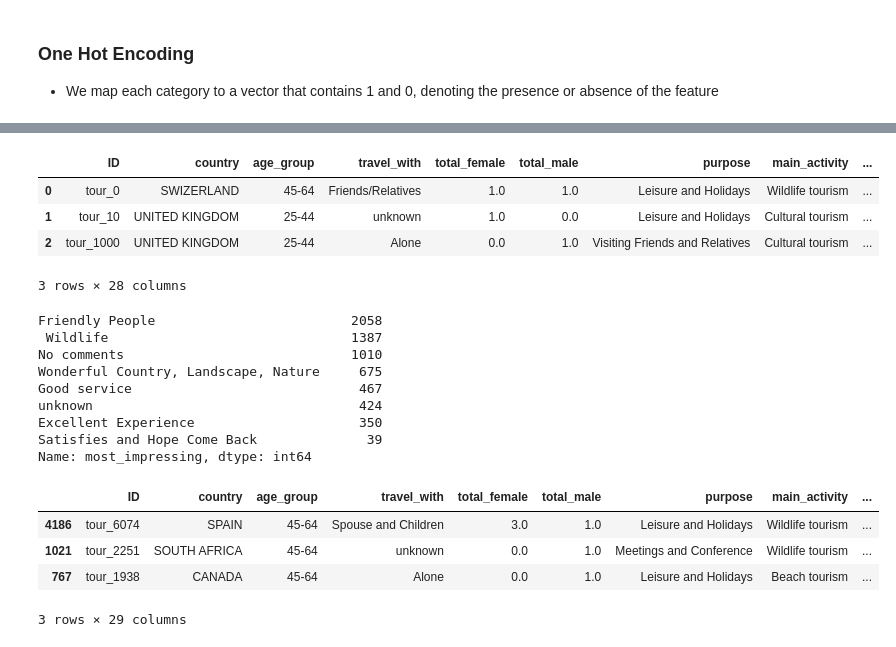
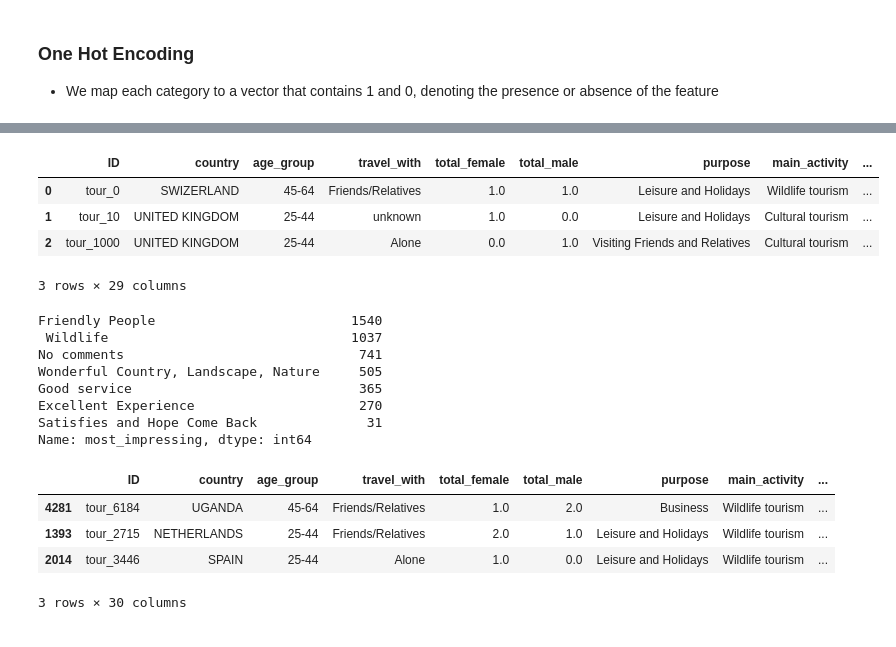
Before and after one commit to phelly/publicAPIs, a Jupyter notebook: Tourist Prediction Expenditure while in TZ .ipynb, the cells around one changed output, grey strips where cells are left out. Cells and saved outputs as stored; diff of their text form; code cells hidden in the pictures.

```diff
--- a/Tourist Prediction Expenditure while in TZ .ipynb
+++ b/Tourist Prediction Expenditure while in TZ .ipynb
@@ -335,7 +349,7 @@ total_data_df1.head(2)
 # %%
-travel_fe = total_data_df1.groupby('travel_with').size()/len(total_data_df1)
-total_data_df1.loc[:,'travel_with_fe'] = total_data_df1['travel_with'].map(travel_fe)
-total_data_df1.head(2)
+travel_fe = train_df1.groupby('travel_with').size()/len(train_df1)
+train_df1.loc[:,'travel_with_fe'] = train_df1['travel_with'].map(travel_fe)
+train_df1.head(2)
 # %% [output]
 |  | ID | country | age_group | travel_with | total_female | total_male | purpose | main_activity | ... |
 | 0 | tour_0 | SWIZERLAND | 45-64 | Friends/Relatives | 1.0 | 1.0 | Leisure and Holidays | Wildlife tourism | ... |
@@ -353,8 +367,8 @@ total_data_df1.head(2)
 # train_df2 = pd.concat([train_df, OneHot_df], axis = 1)
 # train_df2
 # %%
-total_data_df1 = pd.get_dummies(total_data_df1, prefix = ["first_trip"], columns = ['first_trip_tz'])
-total_data_df1.head(3)
+train_df1 = pd.get_dummies(train_df1, prefix = ["first_trip"], columns = ['first_trip_tz'])
+train_df1.head(3)
 # %% [output]
 |  | ID | country | age_group | travel_with | total_female | total_male | purpose | main_activity | ... |
 | 0 | tour_0 | SWIZERLAND | 45-64 | Friends/Relatives | 1.0 | 1.0 | Leisure and Holidays | Wildlife tourism | ... |
@@ -364,7 +378,7 @@ total_data_df1.head(3)
 # %%
 ## lets go back to frequency
-purpose_fe = total_data_df1.groupby('purpose').size()/len(total_data_df1)
-total_data_df1.loc[:,'purpose_fee'] = total_data_df1['purpose'].map(purpose_fe)
-total_data_df1.sample(5)
+purpose_fe = train_df1.groupby('purpose').size()/len(train_df1)
+train_df1.loc[:,'purpose_fee'] = train_df1['purpose'].map(purpose_fe)
+train_df1.sample(5)
 # %% [output]
 |  | ID | country | age_group | travel_with | total_female | total_male | purpose | main_activity | ... |
@@ -377,25 +391,24 @@ total_data_df1.sample(5)
 # %%
-info_fe =total_data_df1.groupby('info_source').size()/len(total_data_df1)
-total_data_df1.loc[:,'info_sorce_fe'] = total_data_df1['info_source'].map(info_fe)
-total_data_df1.head(3)
+info_fe =train_df1.groupby('info_source').size()/len(train_df1)
+train_df1.loc[:,'info_sorce_fe'] = train_df1['info_source'].map(info_fe)
+train_df1.head(3)
 # %% [output]
 |  | ID | country | age_group | travel_with | total_female | total_male | purpose | main_activity | ... |
 | 0 | tour_0 | SWIZERLAND | 45-64 | Friends/Relatives | 1.0 | 1.0 | Leisure and Holidays | Wildlife tourism | ... |
 | 1 | tour_10 | UNITED KINGDOM | 25-44 | unknown | 1.0 | 0.0 | Leisure and Holidays | Cultural tourism | ... |
 | 2 | tour_1000 | UNITED KINGDOM | 25-44 | Alone | 0.0 | 1.0 | Visiting Friends and Relatives | Cultural tourism | ... |
-3 rows × 28 columns
+3 rows × 29 columns
 # %%
-most_impressing_count = total_data_df1['most_impressing'].value_counts()
+most_impressing_count = train_df1['most_impressing'].value_counts()
 most_impressing_count
 # %% [output]
-Friendly People                         2058
- Wildlife                               1387
-No comments                             1010
-Wonderful Country, Landscape, Nature     675
-Good service                             467
-unknown                                  424
-Excellent Experience                     350
-Satisfies and Hope Come Back              39
+Friendly People                         1540
+ Wildlife                               1037
+No comments                              741
+Wonderful Country, Landscape, Nature     505
+Good service                             365
+Excellent Experience                     270
+Satisfies and Hope Come Back              31
 Name: most_impressing, dtype: int64
 # %%
 # def frequency_encoding(column_data, data_df):
@@ -404,13 +417,13 @@ Name: most_impressing, dtype: int64
 
 #     return data_df
 # %%
-most_fe =total_data_df1.groupby('most_impressing').size()/len(total_data_df1)
-total_data_df1.loc[:,'most_impressing_fe'] = total_data_df1['most_impressing'].map(most_fe);
-total_data_df1.sample(3)
+most_fe =train_df1.groupby('most_impressing').size()/len(train_df1)
+train_df1.loc[:,'most_impressing_fe'] = train_df1['most_impressing'].map(most_fe);
+train_df1.sample(3)
 # %% [output]
 |  | ID | country | age_group | travel_with | total_female | total_male | purpose | main_activity | ... |
-| 4186 | tour_6074 | SPAIN | 45-64 | Spouse and Children | 3.0 | 1.0 | Leisure and Holidays | Wildlife tourism | ... |
-| 1021 | tour_2251 | SOUTH AFRICA | 45-64 | unknown | 0.0 | 1.0 | Meetings and Conference | Wildlife tourism | ... |
-| 767 | tour_1938 | CANADA | 45-64 | Alone | 0.0 | 1.0 | Leisure and Holidays | Beach tourism | ... |
+| 4281 | tour_6184 | UGANDA | 45-64 | Friends/Relatives | 1.0 | 2.0 | Business | Wildlife tourism | ... |
+| 1393 | tour_2715 | NETHERLANDS | 25-44 | Friends/Relatives | 2.0 | 1.0 | Leisure and Holidays | Wildlife tourism | ... |
+| 2014 | tour_3446 | SPAIN | 25-44 | Alone | 1.0 | 0.0 | Leisure and Holidays | Wildlife tourism | ... |
-3 rows × 29 columns
+3 rows × 30 columns
 # %%
```
Also changed, not shown: parts of 36 cells of this notebook.
